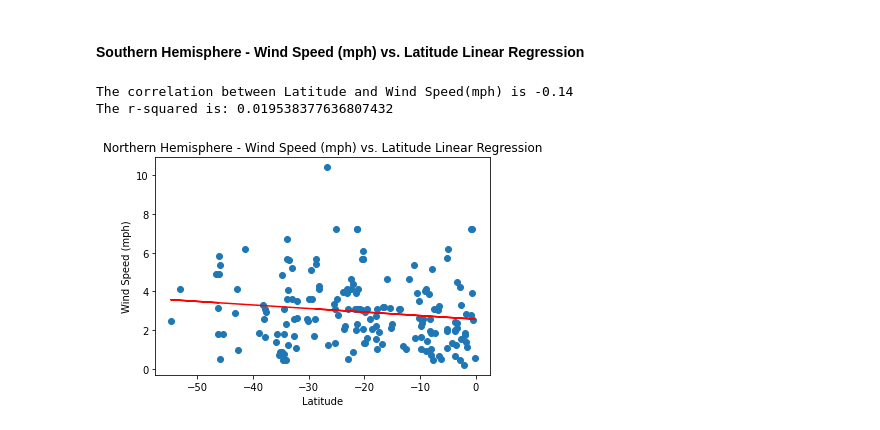
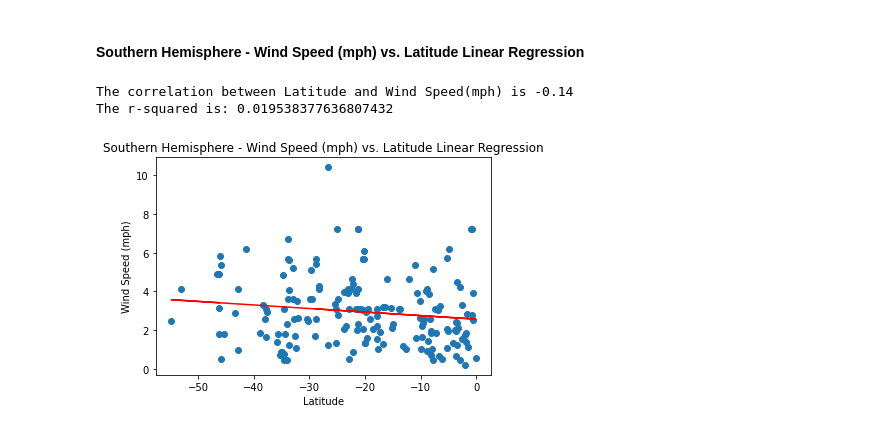
Before and after one commit to JoseH-Git/python-api-challenge, a Jupyter notebook: WeatherPy/WeatherPy.ipynb, the cells around one changed output. Saved outputs shown, nothing was run; the diff lists cells and outputs as text; code cells hidden in the pictures.

```diff
--- a/WeatherPy/WeatherPy.ipynb
+++ b/WeatherPy/WeatherPy.ipynb
@@ -506,26 +497,26 @@ The r-squared is: 0.004673497132121191
 # %%
 correlation=round(st.pearsonr(southern_df["Lat"], southern_df["Wind Speed"])[0],2)
 print(f"The correlation between Latitude and Wind Speed(mph) is {correlation}")
 
 x_values = southern_df["Lat"]
 y_values = southern_df["Wind Speed"]
 
 (slope, intercept, rvalue, pvalue, stderr) = linregress(x_values, y_values)
 regress_values = x_values * slope + intercept
 
 line_eq = "y = " + str(round(slope,2)) + "x + " + str(round(intercept,2))
 
 plt.scatter(x_values,y_values)
 plt.plot(x_values,regress_values,"r-")
 plt.annotate(line_eq,(6,10),fontsize=14,color="red")
-plt.title("Northern Hemisphere - Wind Speed (mph) vs. Latitude Linear Regression")
+plt.title("Southern Hemisphere - Wind Speed (mph) vs. Latitude Linear Regression")
 plt.xlabel("Latitude")
 plt.ylabel("Wind Speed (mph)")
 
 print(f"The r-squared is: {rvalue**2}")
-plt.savefig("../Images/Southern Hemisphere - Wind Speed (mph) vs. Latitude Linear Regression.png", bbox_inches = "tight")
+plt.savefig("Images/Southern Hemisphere - Wind Speed (mph) vs. Latitude Linear Regression.png", bbox_inches = "tight")
 plt.show()
 # %% [output]
 The correlation between Latitude and Wind Speed(mph) is -0.14
 The r-squared is: 0.019538377636807432
-[figure, old version]
+[figure, new version]
```
Also changed, not shown: parts of 15 cells of this notebook, 11 other files.
